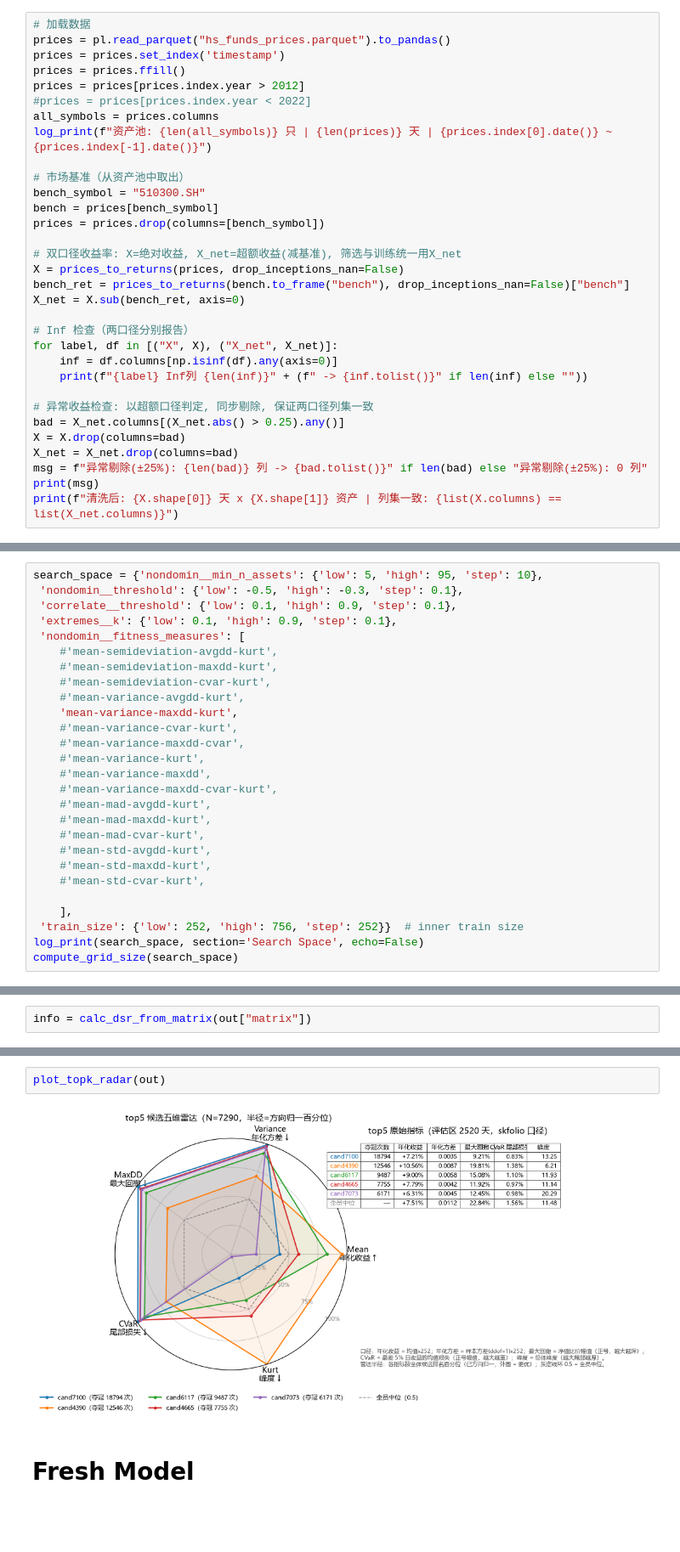
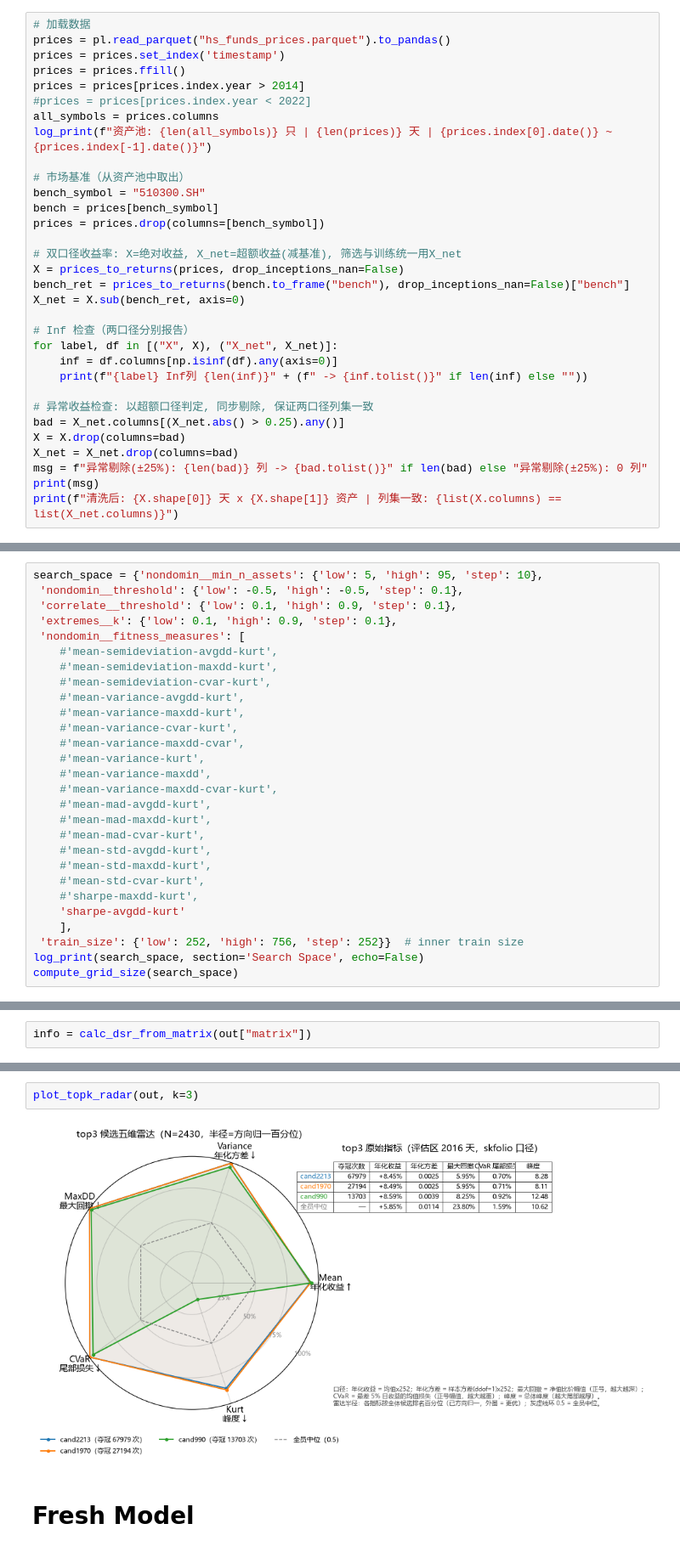
Before and after one commit to wang-jinghui/machine-learning-for-trading, a Jupyter notebook: case_studies/lazy_trading/CSCV_PBO_V3.ipynb, the cells around one changed output, grey strips where cells are left out. Shown at 85% size. Cells and saved outputs as stored; diff of their text form; blank space fills up the shorter version.

````diff
--- a/case_studies/lazy_trading/CSCV_PBO_V3.ipynb
+++ b/case_studies/lazy_trading/CSCV_PBO_V3.ipynb
@@ -24,7 +24,7 @@ plt.rcParams["axes.unicode_minus"] = False   # 关键: 负号才不会变方块
 prices = pl.read_parquet("hs_funds_prices.parquet").to_pandas()
 prices = prices.set_index('timestamp')
 prices = prices.ffill()
-prices = prices[prices.index.year > 2012]
+prices = prices[prices.index.year > 2014]
 #prices = prices[prices.index.year < 2022]
 all_symbols = prices.columns
 log_print(f"资产池: {len(all_symbols)} 只 | {len(prices)} 天 | {prices.index[0].date()} ~ {prices.index[-1].date()}")
@@ -70,7 +70,7 @@ X_net Inf列 0
 ```
 # %%
 search_space = {'nondomin__min_n_assets': {'low': 5, 'high': 95, 'step': 10},
- 'nondomin__threshold': {'low': -0.5, 'high': -0.3, 'step': 0.1},
+ 'nondomin__threshold': {'low': -0.5, 'high': -0.5, 'step': 0.1},
  'correlate__threshold': {'low': 0.1, 'high': 0.9, 'step': 0.1},
  'extremes__k': {'low': 0.1, 'high': 0.9, 'step': 0.1},
  'nondomin__fitness_measures': [
@@ -78,7 +78,7 @@ search_space = {'nondomin__min_n_assets': {'low': 5, 'high': 95, 'step': 10},
     #'mean-semideviation-maxdd-kurt',
     #'mean-semideviation-cvar-kurt',
     #'mean-variance-avgdd-kurt',
-    'mean-variance-maxdd-kurt',
+    #'mean-variance-maxdd-kurt',
     #'mean-variance-cvar-kurt',
     #'mean-variance-maxdd-cvar',
     #'mean-variance-kurt',
@@ -90,7 +90,8 @@ search_space = {'nondomin__min_n_assets': {'low': 5, 'high': 95, 'step': 10},
     #'mean-std-avgdd-kurt',
     #'mean-std-maxdd-kurt',
     #'mean-std-cvar-kurt',
-
+    #'sharpe-maxdd-kurt',
+    'sharpe-avgdd-kurt'
     ],
  'train_size': {'low': 252, 'high': 756, 'step': 252}}  # inner train size
 log_print(search_space, section='Search Space', echo=False)
@@ -195,7 +196,7 @@ log_print(info, section='DSR',echo=True)
 # %%
-plot_topk_radar(out)
+plot_topk_radar(out, k=3)
 # %% [output]
-[figure, old version]
+[figure, new version]
 # %% [markdown]
 # Fresh Model
 # %%
````
Also changed, not shown: parts of 10 cells of this notebook.
